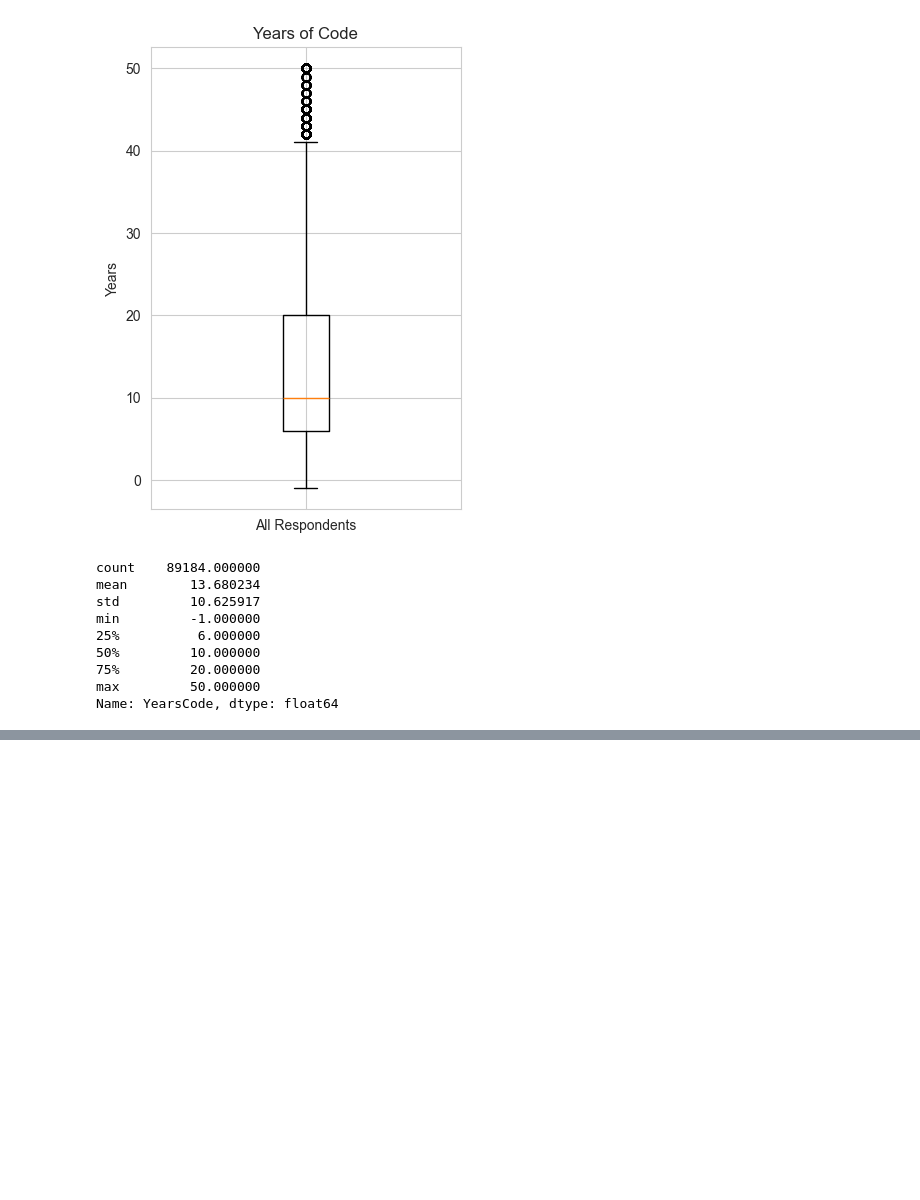
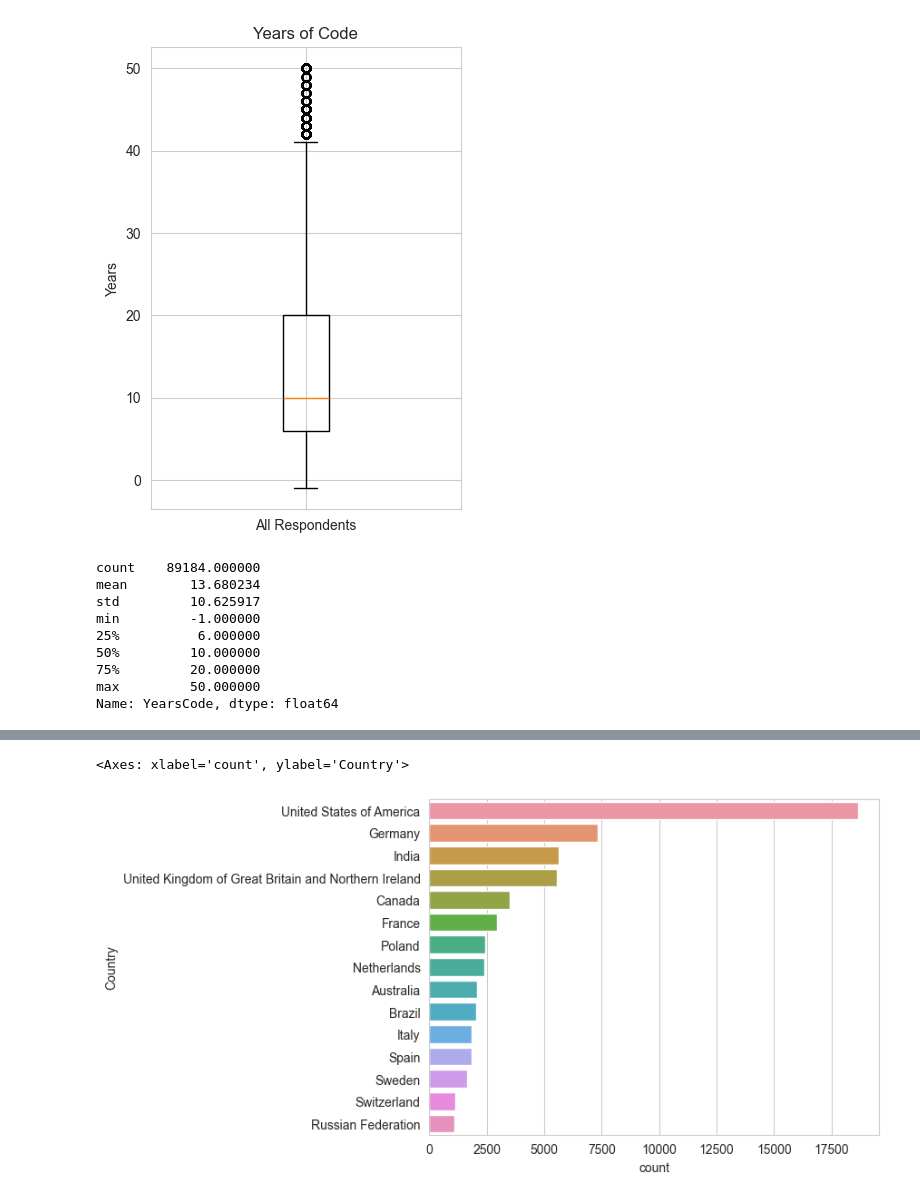
Before and after one commit to dipenparmar12/ml, a Jupyter notebook: day-20-eda-univariate-analysis-stockoverflow.ipynb, the cells around one changed output, grey strips where cells are left out. Cells and saved outputs as stored; diff of their text form; code cells hidden in the pictures; blank space fills up the shorter version.

Commit message:
day-21: visualizations data-plots on stock-overflow survey results

```diff
--- a/day-20-eda-univariate-analysis-stockoverflow.ipynb
+++ b/day-20-eda-univariate-analysis-stockoverflow.ipynb
@@ -33,9 +33,9 @@ Successfully installed dacite-1.8.1 llvmlite-0.41.1 numba-0.58.1 numpy-1.25.2 pa
 Note: you may need to restart the kernel to use updated packages.
 # %%
-results = pd.read_csv('./data/stack-overflow-survey-2023/survey_results_public.csv', index_col='ResponseId')
+survey = pd.read_csv('./data/stack-overflow-survey-2023/survey_results_public.csv', index_col='ResponseId')
 schema = pd.read_csv('./data/stack-overflow-survey-2023/survey_results_schema.csv')
 
-# results Number columns
+# survey Number columns
 # ['YearsCode', 'YearsCodePro', 'CompTotal', 'ConvertedCompYearly']
 # %%
 ## Source: https://stackoverflow.com/a/76678838/8592918
@@ -128,17 +125,26 @@ Length: 83, dtype: int64
 ### Clearning and modify data
 # %%
 # Yes=1 and No=0
-results.replace({'Yes': 1, 'No': 0}, inplace=True)
+survey.replace({'Yes': 1, 'No': 0}, inplace=True)
 
 # Rename vals
-results['Industry'] = results['Industry'].str.replace(
+survey['Industry'] = survey['Industry'].str.replace(
     'Information Services, IT, Software Development, or other Technology', 'IT')
-# results['Industry']
+# survey['Industry']
 
 # cast to Int, None=-1,
-results['YearsCode'] = results['YearsCode'].replace({None: -1, 'Less than 1 year': 1, 'More than 50 years': 50})
-results['YearsCode'] = results['YearsCode'].astype(int)
-# results['YearsCode'].unique()
+survey['YearsCode'] = survey['YearsCode'].replace({None: -1, 'Less than 1 year': 1, 'More than 50 years': 50})
+survey['YearsCode'] = survey['YearsCode'].astype(int)
+survey['YearsCodePro'] = survey['YearsCodePro'].replace({None: -1, 'Less than 1 year': 1, 'More than 50 years': 50}).astype(int)
+# survey['YearsCode'].unique()
 
-results['SOAccount'] = results['SOAccount'].replace({'Not sure/can\'t remember': -1})
-# results['SOAccount'].unique()
+survey['SOAccount'] = survey['SOAccount'].replace({'Not sure/can\'t remember': -1})
+# survey['SOAccount'].unique()
+
+survey['RemoteWork'] = survey['RemoteWork'].replace({'Hybrid (some remote, some in-person)': 'Hybrid'})
+# survey['RemoteWork'].unique()
+
+
+survey['Industry'] = survey['Industry'].replace({'Manufacturing, Transportation, or Supply Chain': 'Manufacturing',
+                                                 'Retail and Consumer Services': 'Retail'})
+# survey['SOAccount'].unique()
@@ -248,0 +306,3 @@ Name: YearsCode, dtype: float64
+# %%
+top_countries = survey['Country'].value_counts().head(15)
+top_countries
@@ -248,0 +327,5 @@ Name: YearsCode, dtype: float64
+# %%
+sns.barplot(x=top_countries,y=top_countries.index)
+# %% [output]
+<Axes: xlabel='count', ylabel='Country'>
+[figure, added]
```
Also changed, not shown: parts of 24 cells of this notebook, 1 other file.
